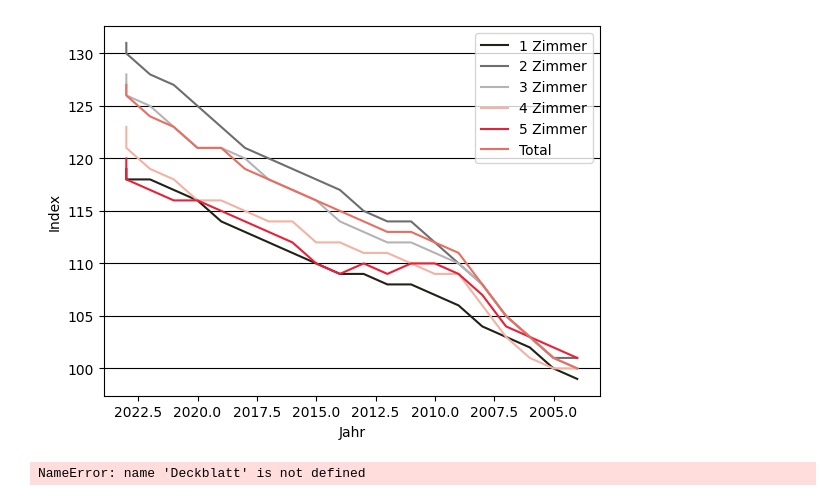
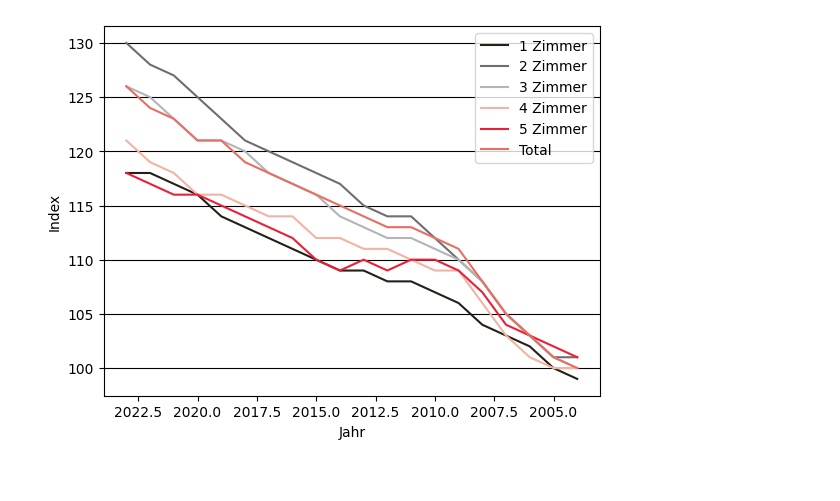
Before and after one commit to gilluuu/hackday-automatisierung-berichte, a Jupyter notebook: Code/PDF generation.ipynb, the cells around one changed output. Drawn from its saved outputs; the diff is of its cells as text; code cells hidden in the pictures.

Commit message:
started working on cover page

```diff
--- a/Code/PDF generation.ipynb
+++ b/Code/PDF generation.ipynb
@@ -51,8 +49,11 @@ def add_text(text_class,text,page_number=""):
         pdf.set_text_color(223,66,56)
         pdf.multi_cell(40,4.5, text, align='L')
 
-
-
+    if text_class == "cover_text":
+        pdf.set_font("UniversLTStd-Bold", size=16)
+        pdf.set_x(0)
+        pdf.set_left_margin(18)
+        pdf.multi_cell(80,4.5, text, align='L')
 
 def add_reference(text_class,text,reference_title="",reference_origin=""):
     if text_class == "reference":
@@ -86,6 +87,12 @@ right_margin = 18
 top_margin = 6.35
 pdf.set_margins(left_margin, top_margin, right_margin)
 pdf.set_auto_page_break(True,5)
+
+pdf.add_page()
+pdf.image('Deckblatt.png', x=0, y=0, w=210, h=297)
+pdf.ln(40)
+add_text("cover_text",text="Statistik Stadt Bern")
+
 pdf.add_page()
 pdf.set_font("Arial", size=12)
 
@@ -101,40 +108,33 @@ pdf.ln(-255)
 
 # Add text
 add_text("title","Wohnungsmietpreiserhebung in der Stadt Bern im November 2022")
 pdf.ln(4.5)
 
 add_text("subtitle","Berner Index der Wohnungsmietpreise")
 
 pdf.ln(4.5)
 add_text("text",getBericht1())
 
 
 add_text("info","Anstieg innert Jahresfrist um 1,1%")
 
 pdf.ln(21)
 
 add_reference("reference","Berner Index der Wohnungsmietpreise nach Wohnungsgrösse November 2018 bis 2022","Tabelle 1:","(Basis: November 2003 = 100)")
 
 
 create_line_chart()
 add_image("./diagrams/linien_diagramm.png")
 pdf.ln(10)
 #pdf.image("./table.png")
 # Add the graph
 #pdf.cell(0, 10, "Switzerland Inflation (2000-2023)", ln=True, align='C')
 #pdf.image("inflation_graph.png", x=25, y=pdf.get_y(), w=160)
 #pdf.ln(80)
 
 # Add the table
 #pdf.cell(0, 10, "Switzerland vs Austria Inflation (2019-2023)", ln=True, align='C')
 # %% [output]
-[figure, old version]
+[figure, new version]
-# %%
-pdf.add_page()
-pdf.set_x(0)
-pdf.set_y(0)
-pdf.image(Deckblatt.png)
-# %% [output]
-NameError: name 'Deckblatt' is not defined
 # %%
 pdf.output("inflation_report.pdf", 'F')
```
Also changed, not shown: parts of 2 cells of this notebook, 2 other files.
